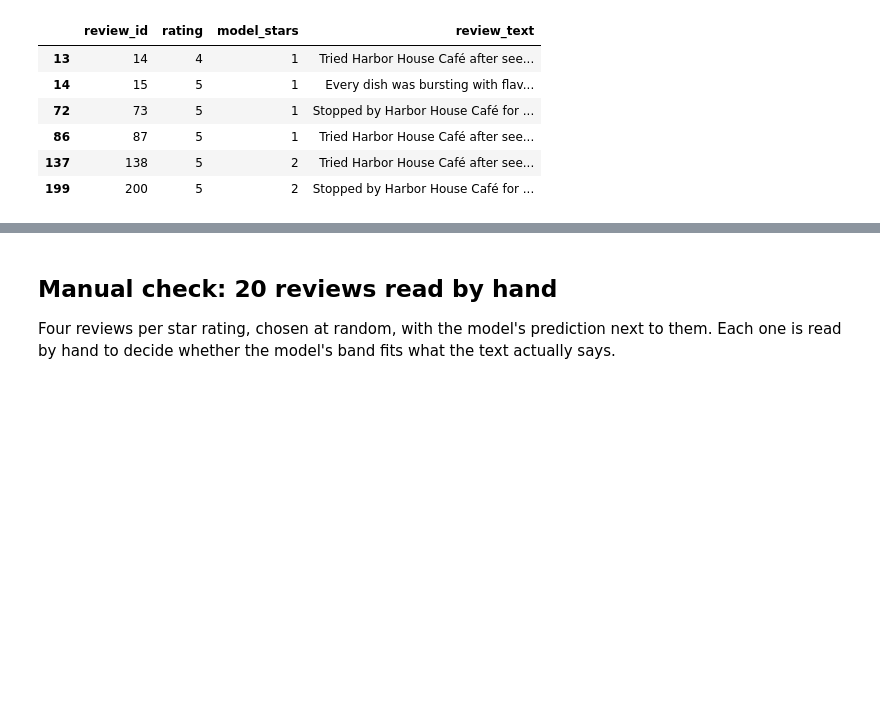
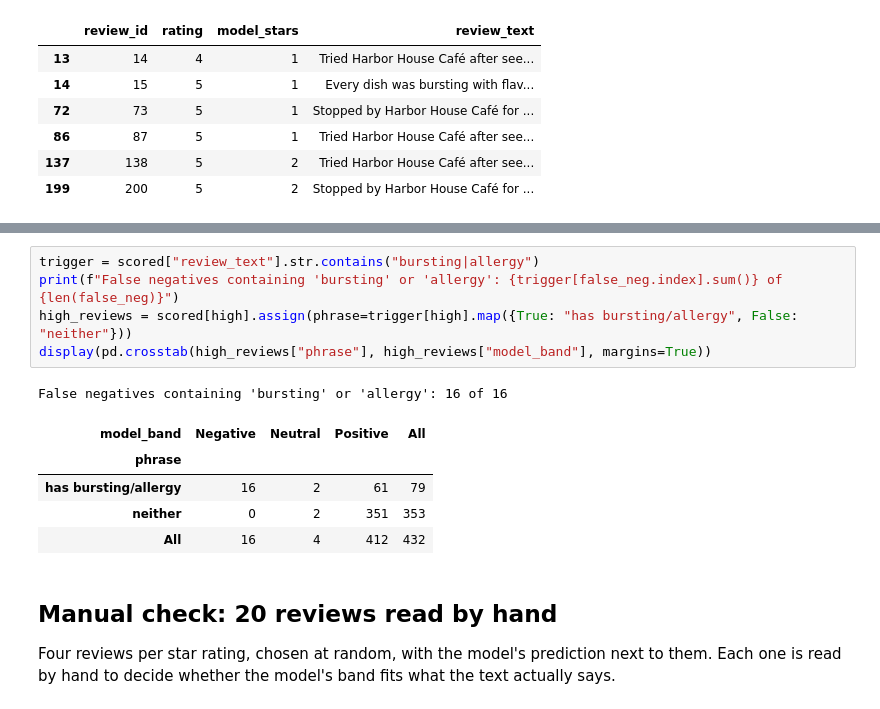
Before and after one commit to sjcodingpro/machine-learning-python-template, a Jupyter notebook: src/explore.ipynb, the cells around one changed output, grey strips where cells are left out. Drawn from its saved outputs; the diff is of its cells as text; blank space fills up the shorter version.

Commit message:
Add false-negative analysis, manual check notes and conclusion

```diff
--- a/src/explore.ipynb
+++ b/src/explore.ipynb
@@ -428,3 +432,15 @@ Examples of false negatives:
+# %%
+trigger = scored["review_text"].str.contains("bursting|allergy")
+print(f"False negatives containing 'bursting' or 'allergy': {trigger[false_neg.index].sum()} of {len(false_neg)}")
+high_reviews = scored[high].assign(phrase=trigger[high].map({True: "has bursting/allergy", False: "neither"}))
+display(pd.crosstab(high_reviews["phrase"], high_reviews["model_band"], margins=True))
+# %% [output]
+False negatives containing 'bursting' or 'allergy': 16 of 16
+| model_band | Negative | Neutral | Positive | All |
+| phrase |  |  |  |  |
+| has bursting/allergy | 16 | 2 | 61 | 79 |
+| neither | 0 | 2 | 351 | 353 |
+| All | 16 | 4 | 412 | 432 |
 # %% [markdown]
 ## Manual check: 20 reviews read by hand
 
```
Also changed, not shown: parts of 5 cells of this notebook.
